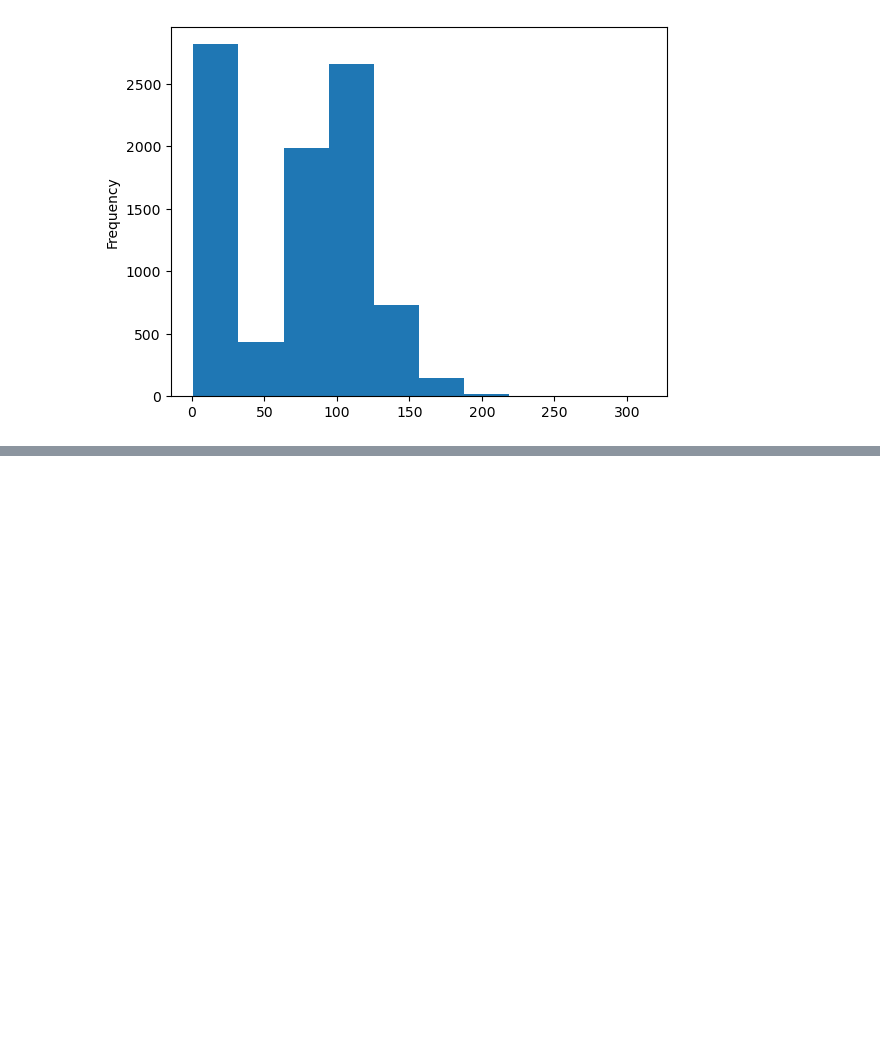
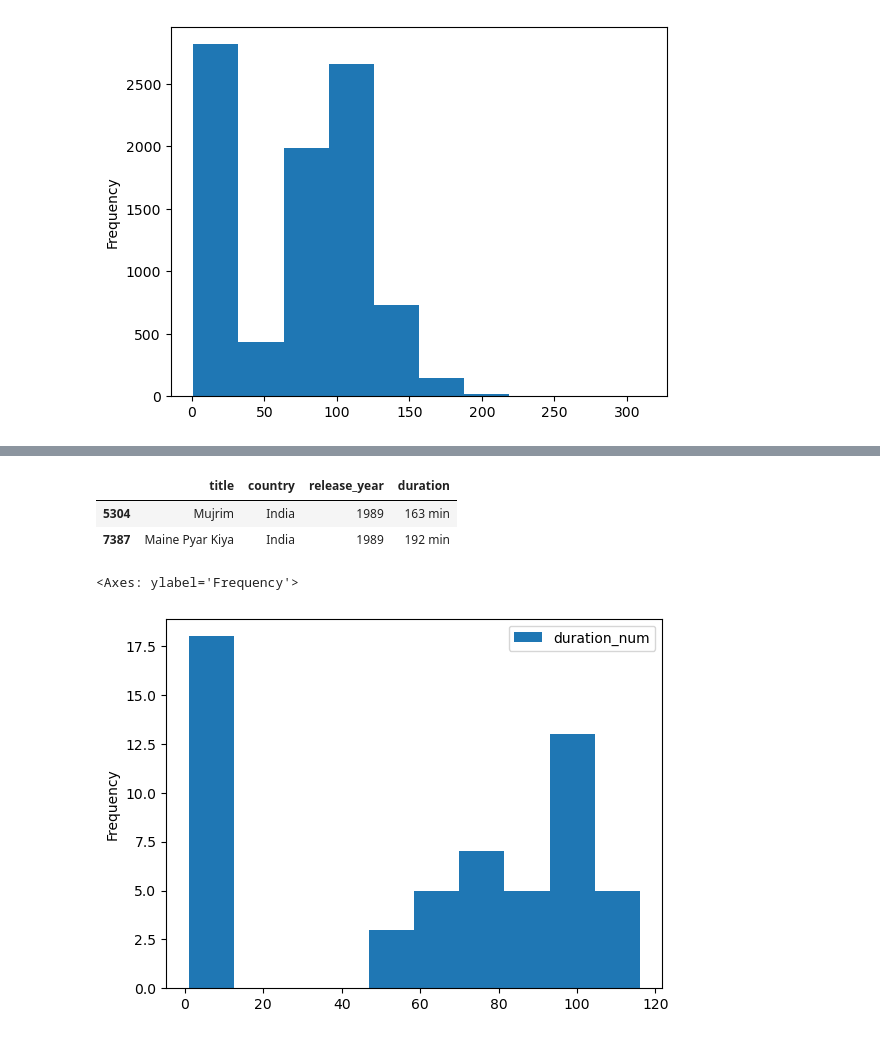
Before and after one commit to BryanHs20/Python-para-Data-Analyst, a Jupyter notebook: Python Avanzado/Data Massaging/Introduccion de Pandas.ipynb, the cells around one changed output, grey strips where cells are left out. Cells and saved outputs as stored; diff of their text form; code cells hidden in the pictures; blank space fills up the shorter version.

```diff
--- a/Python Avanzado/Data Massaging/Introduccion de Pandas.ipynb
+++ b/Python Avanzado/Data Massaging/Introduccion de Pandas.ipynb
@@ -339,0 +421,7 @@ df.duration_num.plot.hist()
+# %%
+# Multiples condiciones
+df[["title", "country", "release_year", "duration"]].loc[(df["release_year"] == 1989) & (df["country"] == "India")]
+# %% [output]
+|  | title | country | release_year | duration |
+| 5304 | Mujrim | India | 1989 | 163 min |
+| 7387 | Maine Pyar Kiya | India | 1989 | 192 min |
@@ -339,0 +430,5 @@ df.duration_num.plot.hist()
+# %%
+df[["title", "country", "duration_num"]].loc[df["country"] == "Argentina"].plot.hist()
+# %% [output]
+<Axes: ylabel='Frequency'>
+[figure, added]
```
Also changed, not shown: parts of 38 cells of this notebook, 1 other file.
